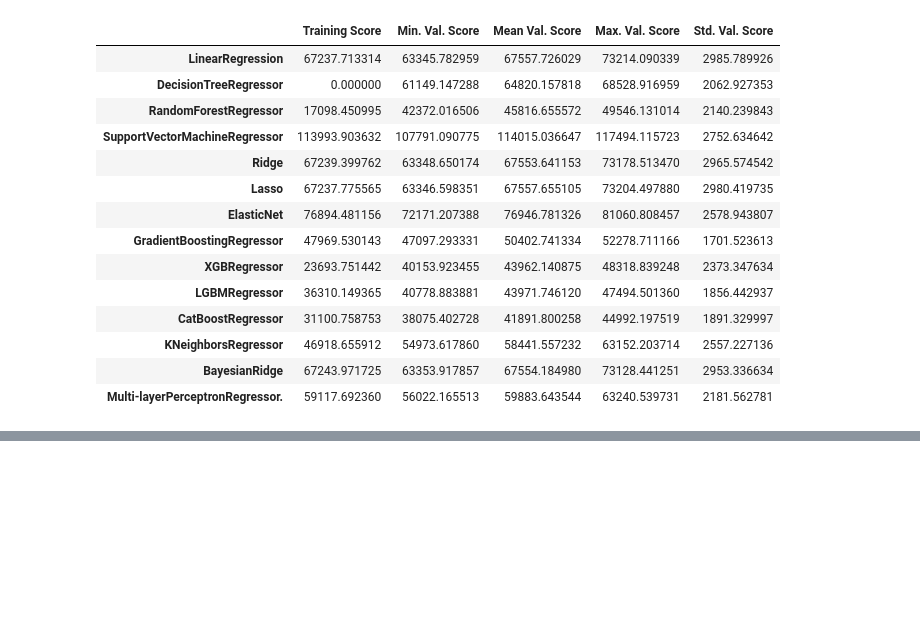
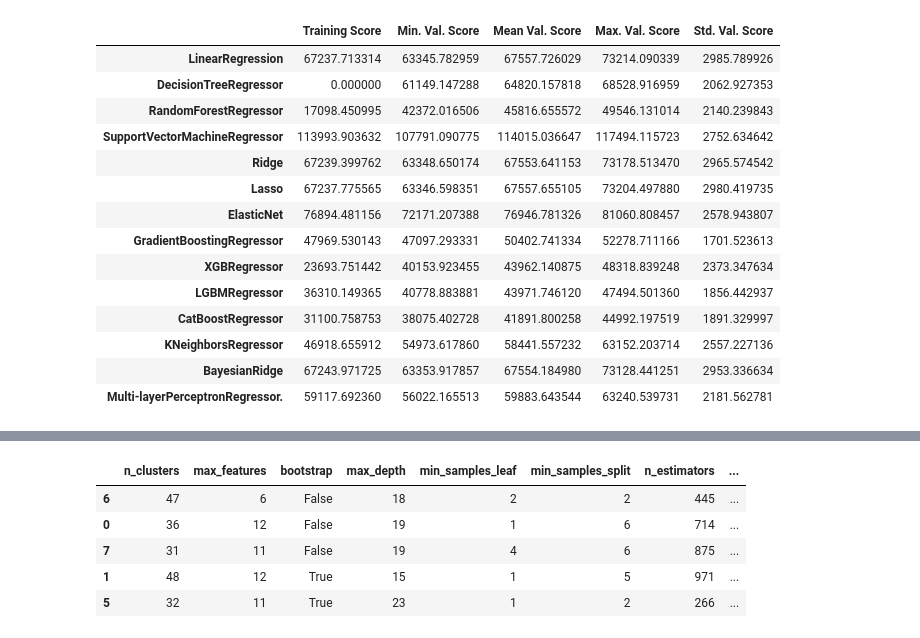
Before and after one commit to enescatagan/house-price-prediction, a Jupyter notebook: notebooks/main_nb.ipynb, the cells around one changed output, grey strips where cells are left out. Cells and saved outputs as stored; diff of their text form; code cells hidden in the pictures; blank space fills up the shorter version.

Commit message:
RandomForestRegressor -- RandomSearchCV

```diff
--- a/notebooks/main_nb.ipynb
+++ b/notebooks/main_nb.ipynb
@@ -1945,0 +1980,10 @@ We try most of the Regressor models with default parameter,
+# %%
+param_distribs = {'preprocessing__geo__n_clusters': randint(low=3, high=50),
+                  'random_forest__max_features': randint(low=2, high=20)}
+rnd_search = RandomizedSearchCV(
+    full_pipeline, param_distributions=param_distribs,
+    n_iter=10, cv=3,
+    scoring='neg_root_mean_squared_error',
+    random_state=42
+)
+rnd_search.fit(housing, housing_labels)
@@ -1945,0 +2036,19 @@ We try most of the Regressor models with default parameter,
+# %%
+param_distribs = {
+    'preprocessing__geo__n_clusters': randint(low=30, high=50),
+    'random_forest__max_features': randint(low=5, high=15),
+    'random_forest__n_estimators': randint(low=100, high=1000),
+    'random_forest__max_depth': randint(low=5, high=25),
+    'random_forest__min_samples_split': randint(low=2, high=10),
+    'random_forest__min_samples_leaf': randint(low=1, high=5),
+    'random_forest__bootstrap': [True, False]
+}
+
+rnd_search_random_forest = RandomizedSearchCV(
+    full_pipeline, param_distributions=param_distribs,
+    n_iter=10, cv=3,
+    scoring='neg_root_mean_squared_error',
+    random_state=42
+)
+
+rnd_search_random_forest.fit(housing, housing_labels)
@@ -1945,0 +2103,19 @@ We try most of the Regressor models with default parameter,
+# %%
+# Display the random search results
+cv_res = pd.DataFrame(rnd_search_random_forest.cv_results_)
+cv_res.sort_values(by="mean_test_score", ascending=False, inplace=True)
+cv_res = cv_res[["param_preprocessing__geo__n_clusters", "param_random_forest__max_features",
+                 "param_random_forest__bootstrap", "param_random_forest__max_depth", "param_random_forest__min_samples_leaf",
+                 "param_random_forest__min_samples_split", "param_random_forest__n_estimators",
+                 "split0_test_score", "split1_test_score", "split2_test_score", "mean_test_score"]]
+score_cols = ["split0", "split1", "split2", "mean_test_rmse"]
+cv_res.columns = ["n_clusters", "max_features", "bootstrap", "max_depth", "min_samples_leaf", "min_samples_split", "n_estimators"] + score_cols
+cv_res[score_cols] = -cv_res[score_cols].round().astype(np.int64)
+cv_res.head()
+# %% [output]
+|  | n_clusters | max_features | bootstrap | max_depth | min_samples_leaf | min_samples_split | n_estimators | ... |
+| 6 | 47 | 6 | False | 18 | 2 | 2 | 445 | ... |
+| 0 | 36 | 12 | False | 19 | 1 | 6 | 714 | ... |
+| 7 | 31 | 11 | False | 19 | 4 | 6 | 875 | ... |
+| 1 | 48 | 12 | True | 15 | 1 | 5 | 971 | ... |
+| 5 | 32 | 11 | True | 23 | 1 | 2 | 266 | ... |
```
Also changed, not shown: parts of 22 cells of this notebook.
